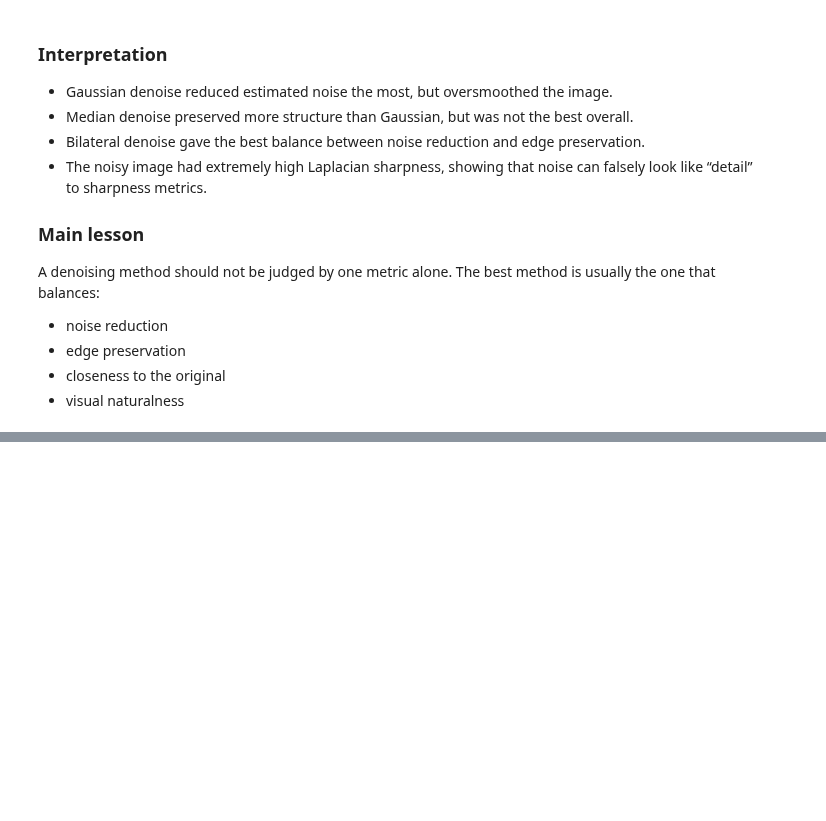
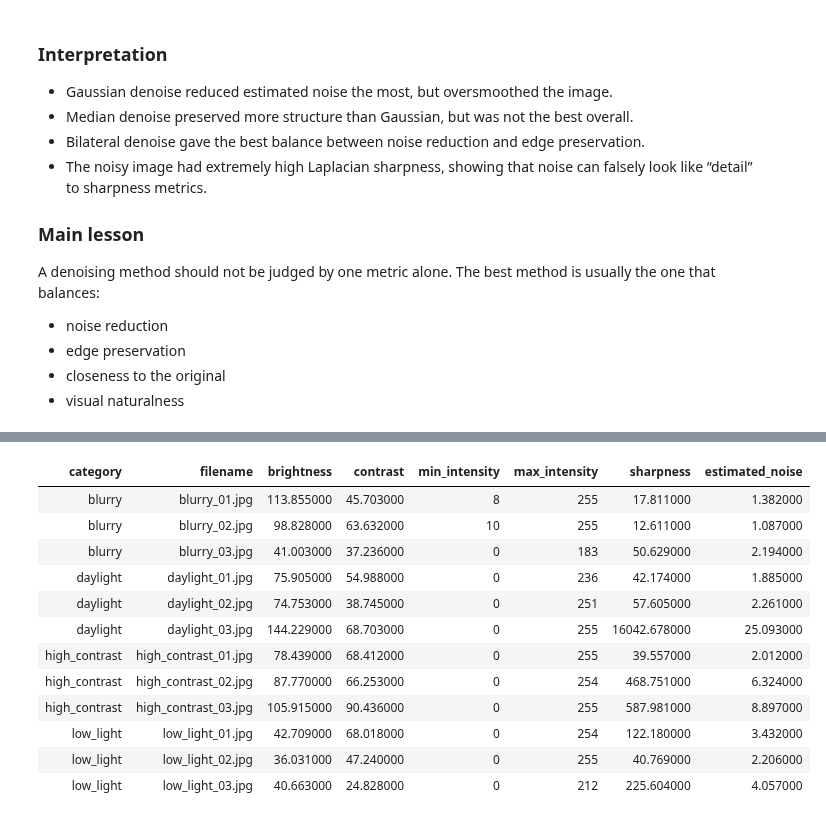
Before and after one commit to fury471/vision-imaging-lab, a Jupyter notebook: notebooks/01_image_quality_basics.ipynb, the cells around one changed output, grey strips where cells are left out. Cells and saved outputs as stored; diff of their text form; code cells hidden in the pictures; blank space fills up the shorter version.

```diff
--- a/notebooks/01_image_quality_basics.ipynb
+++ b/notebooks/01_image_quality_basics.ipynb
@@ -402,0 +421,19 @@ The best method is usually the one that balances:
+# %%
+dataset_csv_path = project_root / "outputs" / "dataset_analysis.csv"
+df_dataset = pd.read_csv(dataset_csv_path)
+
+df_dataset.style.hide(axis="index")
+# %% [output]
+| category | filename | brightness | contrast | min_intensity | max_intensity | sharpness | estimated_noise |
+| blurry | blurry_01.jpg | 113.855000 | 45.703000 | 8 | 255 | 17.811000 | 1.382000 |
+| blurry | blurry_02.jpg | 98.828000 | 63.632000 | 10 | 255 | 12.611000 | 1.087000 |
+| blurry | blurry_03.jpg | 41.003000 | 37.236000 | 0 | 183 | 50.629000 | 2.194000 |
+| daylight | daylight_01.jpg | 75.905000 | 54.988000 | 0 | 236 | 42.174000 | 1.885000 |
+| daylight | daylight_02.jpg | 74.753000 | 38.745000 | 0 | 251 | 57.605000 | 2.261000 |
+| daylight | daylight_03.jpg | 144.229000 | 68.703000 | 0 | 255 | 16042.678000 | 25.093000 |
+| high_contrast | high_contrast_01.jpg | 78.439000 | 68.412000 | 0 | 255 | 39.557000 | 2.012000 |
+| high_contrast | high_contrast_02.jpg | 87.770000 | 66.253000 | 0 | 254 | 468.751000 | 6.324000 |
+| high_contrast | high_contrast_03.jpg | 105.915000 | 90.436000 | 0 | 255 | 587.981000 | 8.897000 |
+| low_light | low_light_01.jpg | 42.709000 | 68.018000 | 0 | 254 | 122.180000 | 3.432000 |
+| low_light | low_light_02.jpg | 36.031000 | 47.240000 | 0 | 255 | 40.769000 | 2.206000 |
+| low_light | low_light_03.jpg | 40.663000 | 24.828000 | 0 | 212 | 225.604000 | 4.057000 |
```
Also changed, not shown: parts of 15 cells of this notebook, 56 other files.
